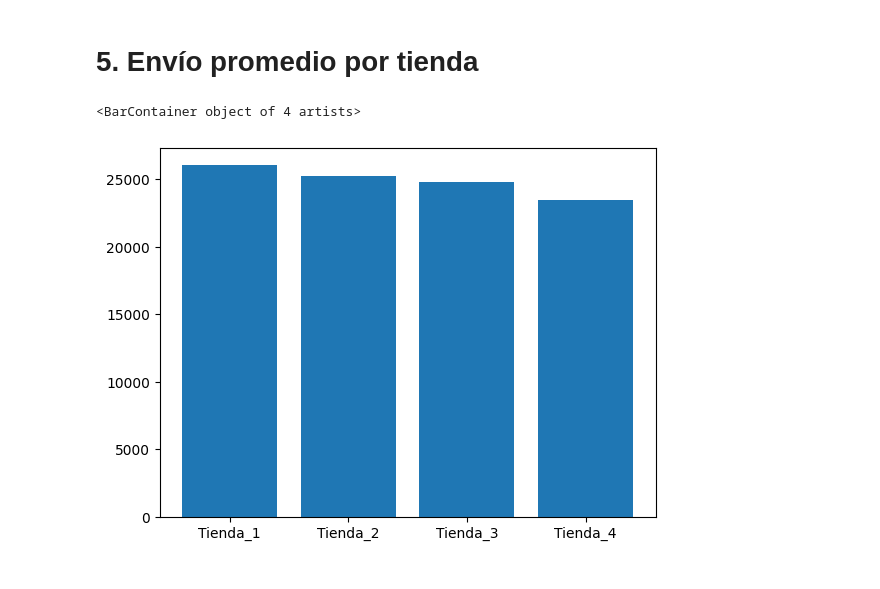
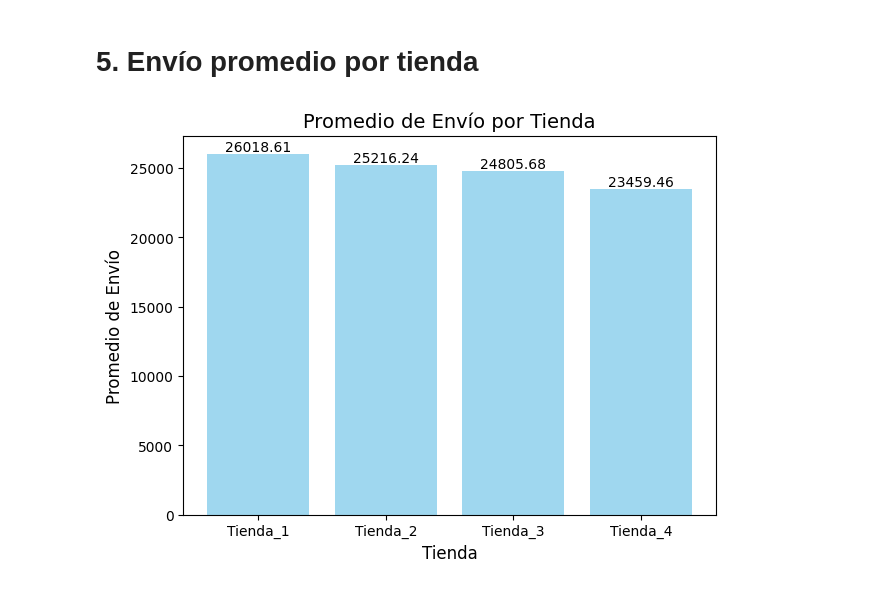
Before and after one commit to JoshDevx/An-lisis-de-Rendimiento---Alura-Store-, a Jupyter notebook: AluraStoreLatam.ipynb, the cells around one changed output. Cells and saved outputs as stored; diff of their text form; code cells hidden in the pictures.

```diff
--- a/AluraStoreLatam.ipynb
+++ b/AluraStoreLatam.ipynb
@@ -245,9 +245,18 @@ productos_menos_vendidos('Tienda_2')
 # %%
 #Promedio de envio por tienda
 promedio_envio_tienda = datos_completos.groupby('ID_Tienda')['Costo de envío'].mean()
 nom_tienda = promedio_envio_tienda.index
 promedio_envio = promedio_envio_tienda.values
-plt.bar(nom_tienda,promedio_envio)
+plt.bar(nom_tienda, promedio_envio, color='skyblue', alpha=0.8)
+plt.title('Promedio de Envío por Tienda', fontsize=14)
+plt.xlabel('Tienda', fontsize=12)
+plt.ylabel('Promedio de Envío', fontsize=12)
+
+# Agregar etiquetas encima de cada barra
+for i, valor in enumerate(promedio_envio):
+    plt.text(i, valor + 0.1, f'{valor:.2f}', ha='center', va='bottom', fontsize=10)
+
+plt.tight_layout()
+plt.show()
 # %% [output]
-<BarContainer object of 4 artists>
-[figure, old version]
+[figure, new version]
```
